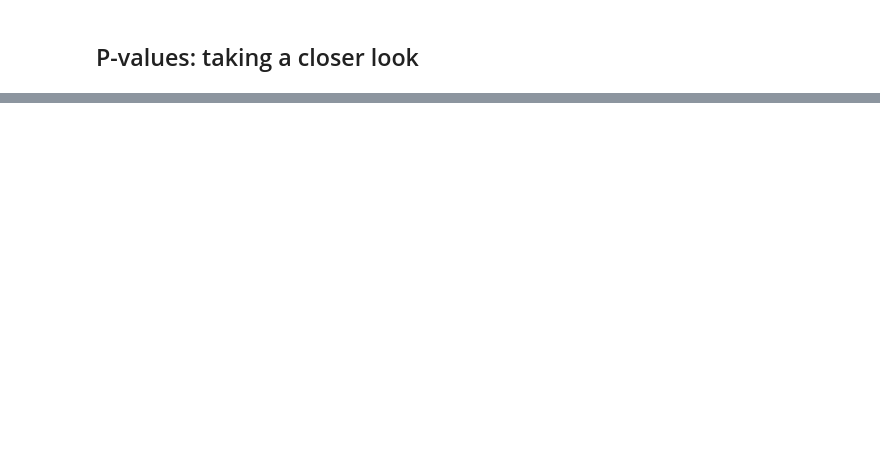
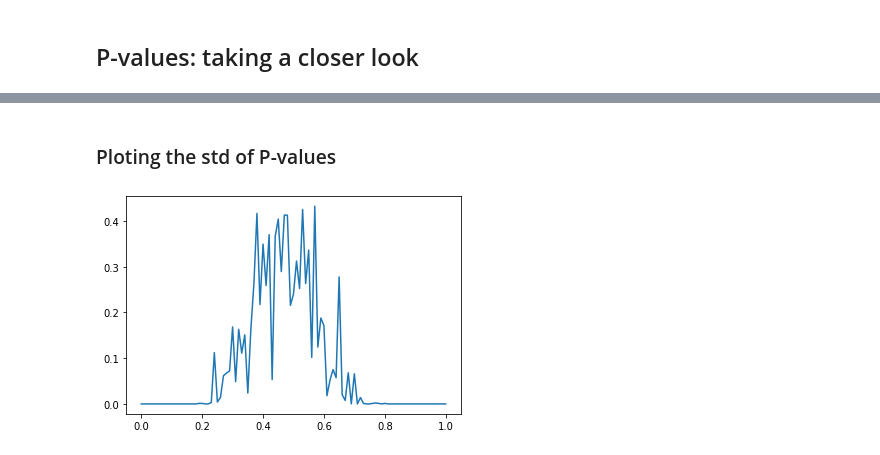
Before and after one commit to lukewanless/looking-for-equivalences, a Jupyter notebook: src/check_results_xgb_p_and_h.ipynb, the cells around one changed output, grey strips where cells are left out. Cells and saved outputs as stored; diff of their text form; code cells hidden in the pictures; blank space fills up the shorter version.

```diff
--- a/src/check_results_xgb_p_and_h.ipynb
+++ b/src/check_results_xgb_p_and_h.ipynb
@@ -88,0 +108,9 @@ fig.savefig('figs/gb_p_values_snli_syn_p_h_zoom.png', bbox_inches=None, pad_inch
+# %% [markdown]
+### Ploting the std of P-values
+# %%
+x, y, error = get_rho_stats_from_result_list([paired_t_p_value1,
+                                              paired_t_p_value2,
+                                              paired_t_p_value3])
+pd.Series(error, index=x).plot();
+# %% [output]
+[figure, added]
```
Also changed, not shown: parts of 3 cells of this notebook, 7 other files.
